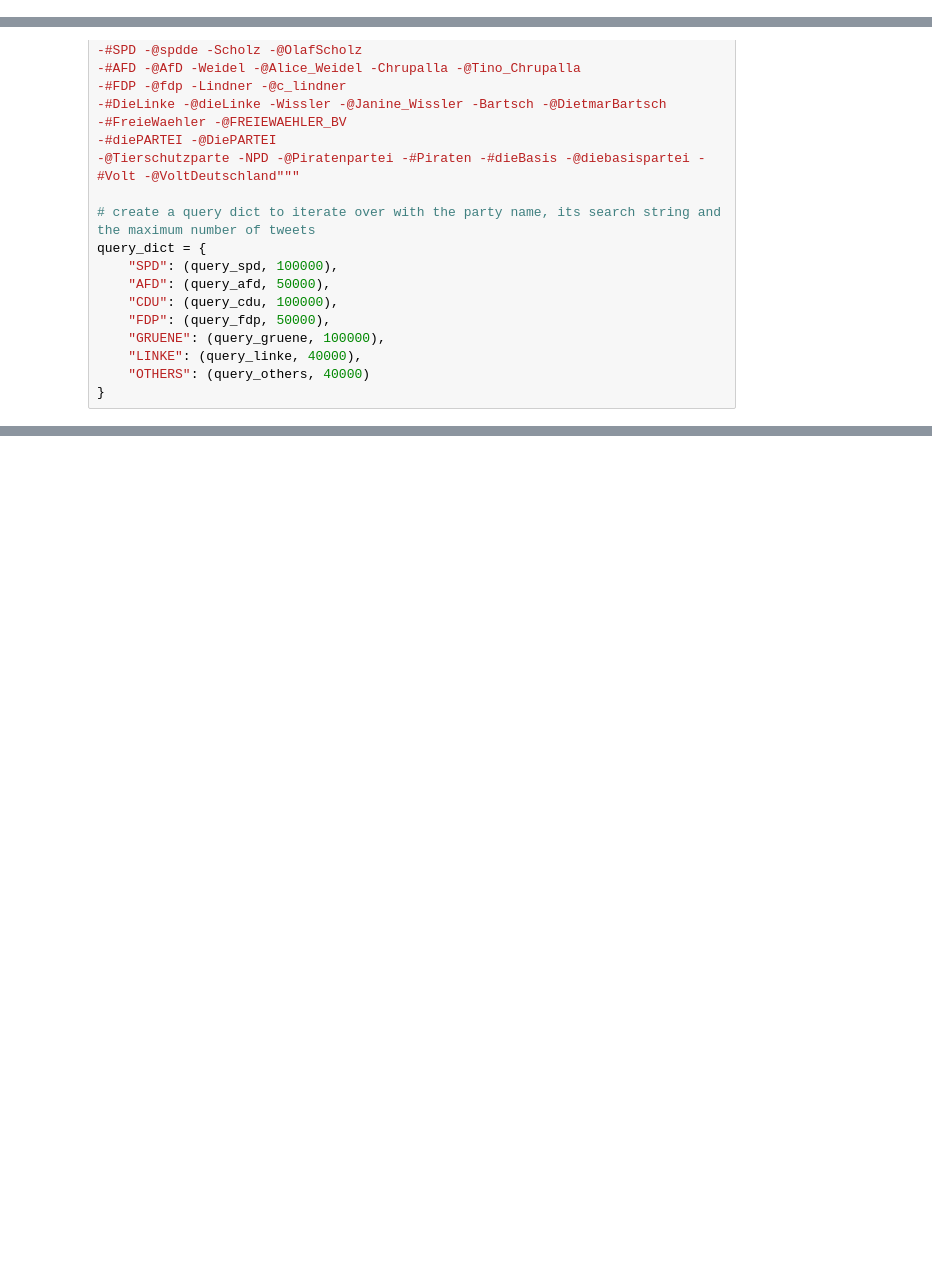
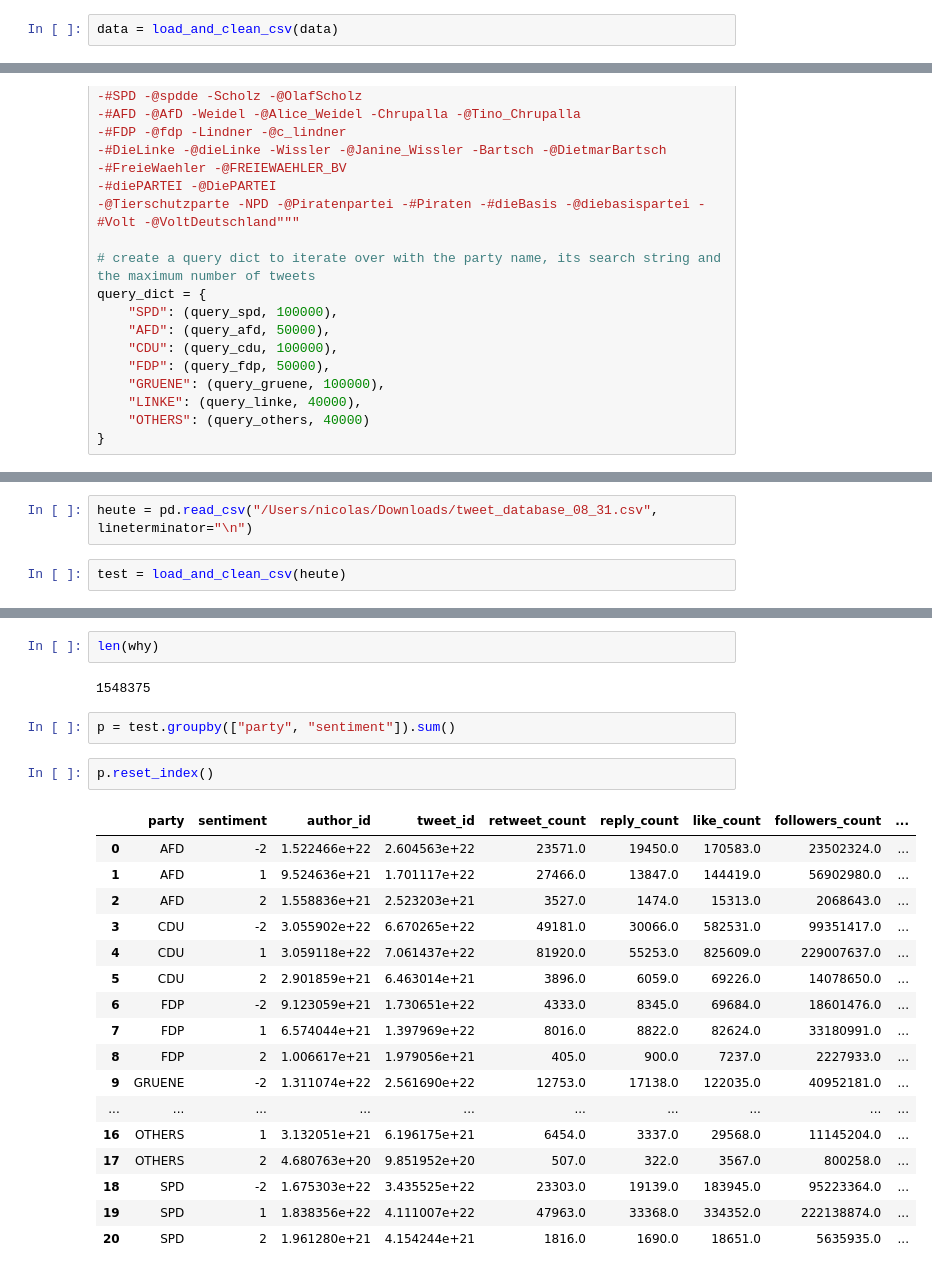
Before and after one commit to NicolasBuehringer/project_delphi, a Jupyter notebook: notebooks/03nicolas/test_api.ipynb, the cells around one changed output, grey strips where cells are left out. Cells and saved outputs as stored; diff of their text form; blank space fills up the shorter version.

Commit message:
created final database

```diff
--- a/notebooks/03nicolas/test_api.ipynb
+++ b/notebooks/03nicolas/test_api.ipynb
@@ -181,0 +186,2 @@ len(final)
+# %%
+data = load_and_clean_csv(data)
@@ -370,0 +469,4 @@ query_dict = {
+# %%
+heute = pd.read_csv("/Users/nicolas/Downloads/tweet_database_08_31.csv", lineterminator="\n")
+# %%
+test = load_and_clean_csv(heute)
@@ -370,0 +515,26 @@ query_dict = {
+# %%
+len(why)
+# %% [output]
+1548375
+# %%
+p = test.groupby(["party", "sentiment"]).sum()
+# %%
+p.reset_index()
+# %% [output]
+|  | party | sentiment | author_id | tweet_id | retweet_count | reply_count | like_count | followers_count | ... |
+| 0 | AFD | -2 | 1.522466e+22 | 2.604563e+22 | 23571.0 | 19450.0 | 170583.0 | 23502324.0 | ... |
+| 1 | AFD | 1 | 9.524636e+21 | 1.701117e+22 | 27466.0 | 13847.0 | 144419.0 | 56902980.0 | ... |
+| 2 | AFD | 2 | 1.558836e+21 | 2.523203e+21 | 3527.0 | 1474.0 | 15313.0 | 2068643.0 | ... |
+| 3 | CDU | -2 | 3.055902e+22 | 6.670265e+22 | 49181.0 | 30066.0 | 582531.0 | 99351417.0 | ... |
+| 4 | CDU | 1 | 3.059118e+22 | 7.061437e+22 | 81920.0 | 55253.0 | 825609.0 | 229007637.0 | ... |
+| 5 | CDU | 2 | 2.901859e+21 | 6.463014e+21 | 3896.0 | 6059.0 | 69226.0 | 14078650.0 | ... |
+| 6 | FDP | -2 | 9.123059e+21 | 1.730651e+22 | 4333.0 | 8345.0 | 69684.0 | 18601476.0 | ... |
+| 7 | FDP | 1 | 6.574044e+21 | 1.397969e+22 | 8016.0 | 8822.0 | 82624.0 | 33180991.0 | ... |
+| 8 | FDP | 2 | 1.006617e+21 | 1.979056e+21 | 405.0 | 900.0 | 7237.0 | 2227933.0 | ... |
+| 9 | GRUENE | -2 | 1.311074e+22 | 2.561690e+22 | 12753.0 | 17138.0 | 122035.0 | 40952181.0 | ... |
+| ... | ... | ... | ... | ... | ... | ... | ... | ... | ... |
+| 16 | OTHERS | 1 | 3.132051e+21 | 6.196175e+21 | 6454.0 | 3337.0 | 29568.0 | 11145204.0 | ... |
+| 17 | OTHERS | 2 | 4.680763e+20 | 9.851952e+20 | 507.0 | 322.0 | 3567.0 | 800258.0 | ... |
+| 18 | SPD | -2 | 1.675303e+22 | 3.435525e+22 | 23303.0 | 19139.0 | 183945.0 | 95223364.0 | ... |
+| 19 | SPD | 1 | 1.838356e+22 | 4.111007e+22 | 47963.0 | 33368.0 | 334352.0 | 222138874.0 | ... |
+| 20 | SPD | 2 | 1.961280e+21 | 4.154244e+21 | 1816.0 | 1690.0 | 18651.0 | 5635935.0 | ... |
```
Also changed, not shown: parts of 19 cells of this notebook.
